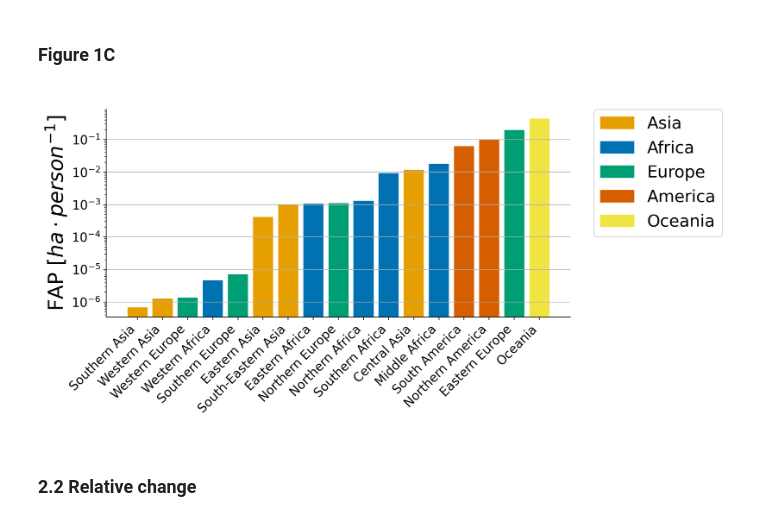
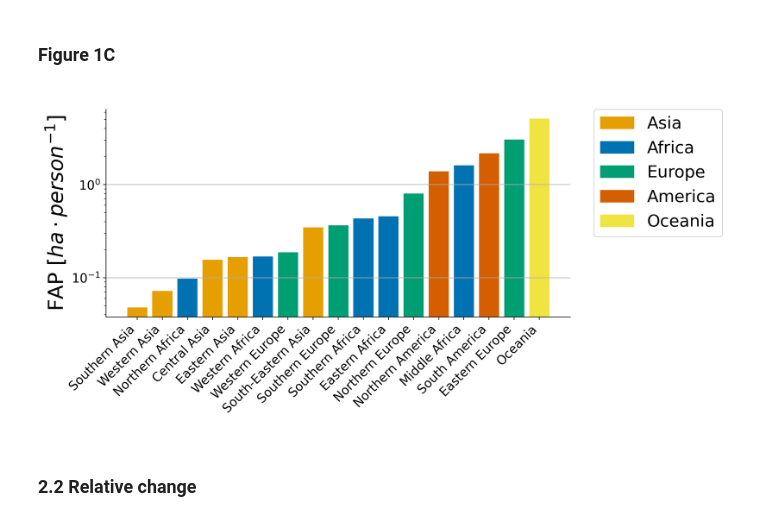
Before and after one commit to emanuelemassaro/Forest_Human_Nexus, a Jupyter notebook: Notebooks/Figure1_Bars_FAC.ipynb, the cells around one changed output. Cells and saved outputs as stored; diff of their text form; code cells hidden in the pictures.

```diff
--- a/Notebooks/Figure1_Bars_FAC.ipynb
+++ b/Notebooks/Figure1_Bars_FAC.ipynb
@@ -63,24 +63,24 @@ dfData2020['FAP'] = dfData2020['FAP']*100 ## from km2 to ha
 # %%
 # Plotting the bar plot
 f, ax = plt.subplots(figsize=(10, 4.5))
 ax = set_font(ax, 15)
-plt.bar(dfData2020['region'], c, color=colors)
+plt.bar(dfData2020['region'], dfData2020['FAP'], color=colors)
 # Adding labels and title
 plt.xlabel(' ')
 plt.ylabel('FAP '+r'$[ha \cdot person^{-1}]$', size=25)
 plt.title(' ', size=16)
 plt.xticks(rotation=90, ha='right')
 plt.grid(axis='y')
 ax.spines['right'].set_visible(False)
 ax.spines['top'].set_visible(False)
 # Creating legend patches
 patches = [mpatches.Patch(color=color, label=continent) for continent, color in CONTINENT_COLORS.items()]
 # Adding the legend outside the plot
 plt.legend(handles=patches, bbox_to_anchor=(1.05, 1), loc='upper left', borderaxespad=0., fontsize=20)
 plt.xticks(rotation=45, ha='right');
 ax.set_yscale('log')
 # %% [output]
-[figure, old version]
+[figure, new version]
 # %%
 # Save Figure 1C
 fout = '../Figures/Figure1C.pdf'
```
Also changed, not shown: parts of 10 cells of this notebook, 4 other files.
